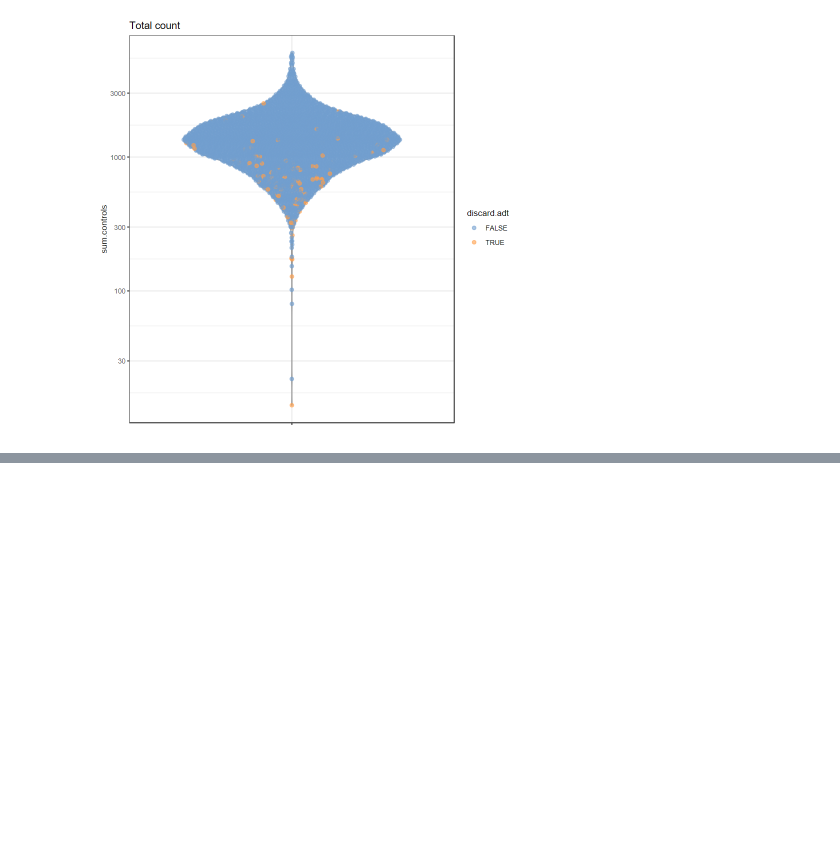
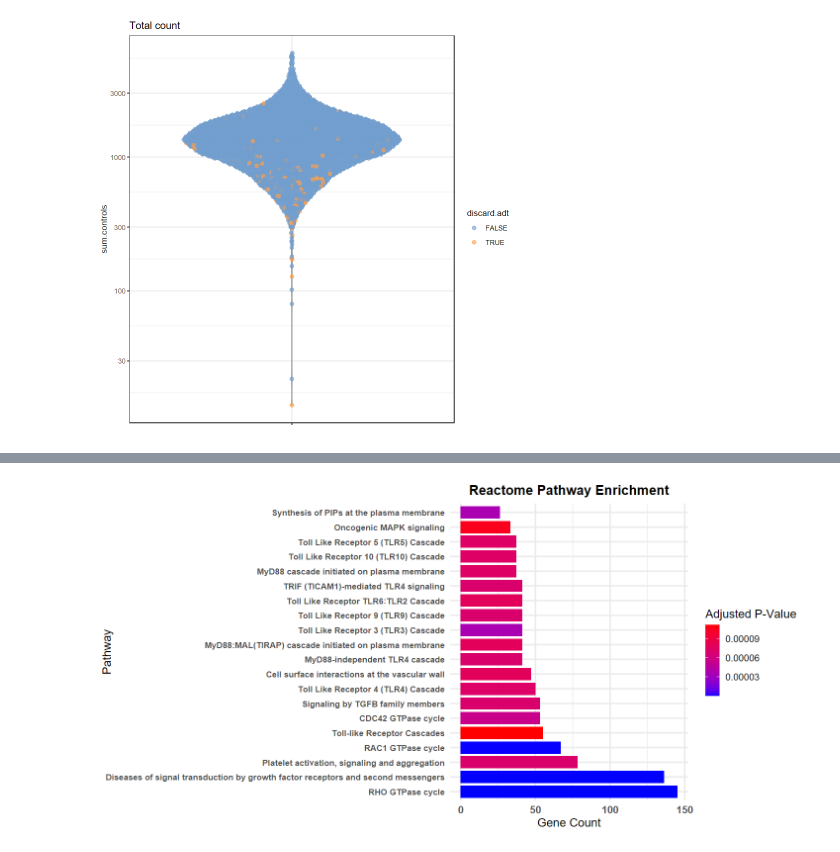
Before and after one commit to piyush-1903/ZandstraEaves_DirectedStudies, a Jupyter notebook: Aim1/d0_RnaSeq/d0_Analysis.ipynb, the cells around one changed output, grey strips where cells are left out. Cells and saved outputs as stored; diff of their text form; code cells hidden in the pictures; blank space fills up the shorter version.

```diff
--- a/Aim1/d0_RnaSeq/d0_Analysis.ipynb
+++ b/Aim1/d0_RnaSeq/d0_Analysis.ipynb
@@ -292,0 +511,16 @@ Okay, it looks like we will be tossing some usefull cells here, but its not the
+# %%
+# BiocManager::install("ReactomePA")
+library(ReactomePA)
+
+# Perform Reactome pathway enrichment analysis
+reactome_results <- enrichPathway(
+  gene = entrez_gene_list, # List of your genes (ENTREZ IDs expected)
+  organism = "human",
+  pvalueCutoff = 0.05
+)
+
+# Convert results to a data frame for inspection
+reactome_results_df <- as.data.frame(reactome_results)
+
+# View top results
+head(reactome_results_df)
@@ -292,0 +570,30 @@ Okay, it looks like we will be tossing some usefull cells here, but its not the
+# %%
+# Select top 20 pathways based on adjusted p-value
+top_reactome <- reactome_results_df %>%
+  arrange(p.adjust) %>%
+  slice_head(n = 20)
+
+# Create ggplot for Reactome results
+reactome_plot <- ggplot(top_reactome, aes(x = reorder(Description, -Count), y = Count, fill = p.adjust)) +
+  geom_bar(stat = "identity", width = 0.8) +
+  coord_flip() +
+  scale_fill_gradient(low = "blue", high = "red", name = "Adjusted P-Value") +
+  labs(
+    title = "Reactome Pathway Enrichment",
+    x = "Pathway",
+    y = "Gene Count"
+  ) +
+  theme_minimal(base_size = 14) +
+  theme(
+    axis.text.x = element_text(size = 12, face = "bold"),
+    axis.text.y = element_text(size = 10, face = "bold"),
+    plot.title = element_text(hjust = 0.5, face = "bold", size = 16)
+  )
+
+options(repr.plot.width = 12, repr.plot.height = 6) # Adjust plot dimensions in interactive environment
+
+print(reactome_plot)
+
+ggsave("results/reactome_PEA.png", plot = reactome_dotplot, width = 10, height = 6, dpi = 300)
+# %% [output]
+[figure, added]
```
Also changed, not shown: parts of 29 cells of this notebook, 4 other files.
